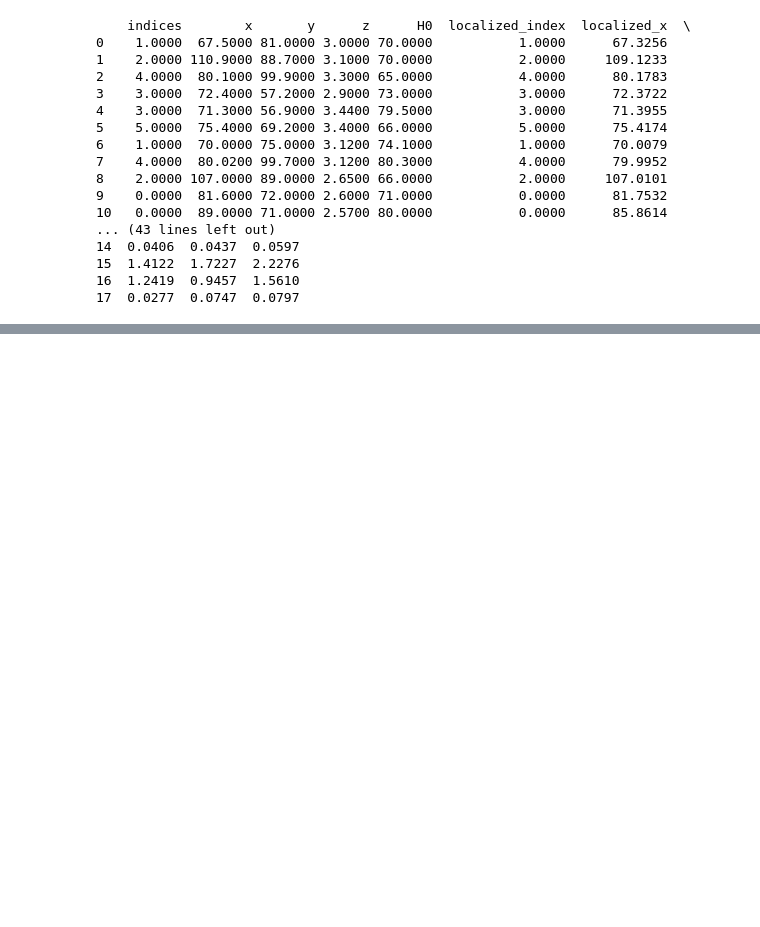
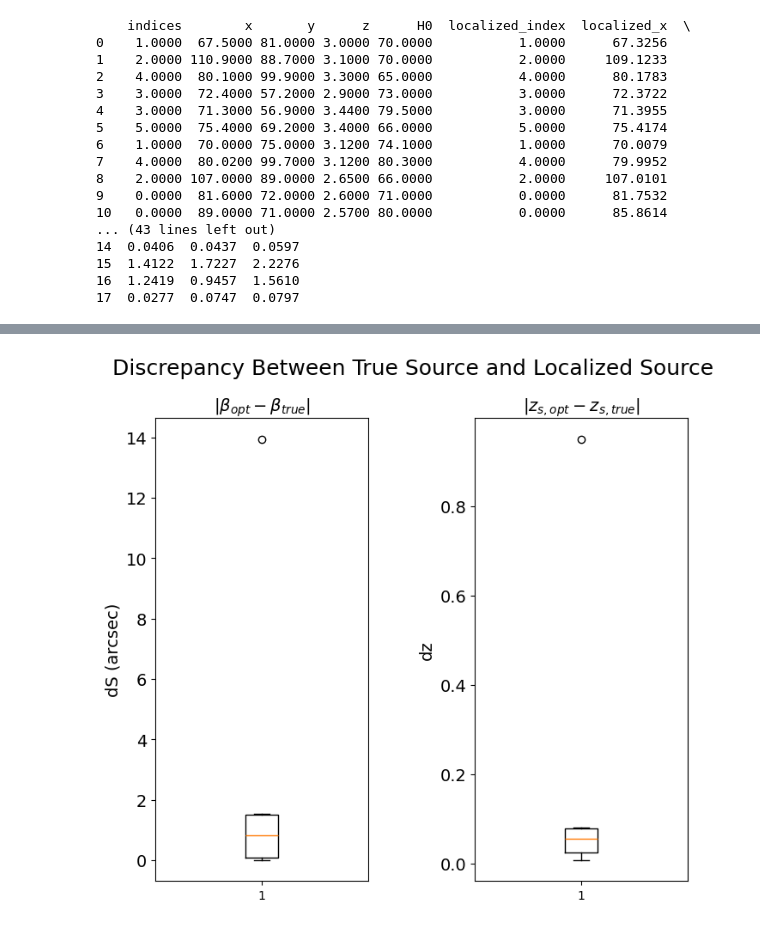
Before and after one commit to diceandcats/GWlensing_Brian, a Jupyter notebook: box_and_whisker.ipynb, the cells around one changed output, grey strips where cells are left out. Cells and saved outputs as stored; diff of their text form; code cells hidden in the pictures; blank space fills up the shorter version.

```diff
--- a/box_and_whisker.ipynb
+++ b/box_and_whisker.ipynb
@@ -92,0 +133,25 @@ plt.show()
+# %%
+# create box and whisker plot for fixed H0 data
+d_1 = data['dS']
+d_2 = data['dz']
+
+fig, axes = plt.subplots(1,2, figsize=(8, 7))
+fig.suptitle('Discrepancy Between True Source and Localized Source', fontsize=18)
+fig.subplots_adjust(hspace=0.5, wspace=0.5)
+ax1 = axes[0]
+ax1.boxplot(d_1)
+ax1.set_ylabel('dS (arcsec)', fontsize = 14)
+ax1.set_title('$|β_{opt} - β_{true}|$', fontsize = 14)
+
+ax1.tick_params(axis='y', labelsize=14)
+
+ax2 = axes[1]
+ax2.boxplot(d_2)
+ax2.set_ylabel('dz', fontsize = 14)
+ax2.set_title('$|z_{s,opt} - z_{s,true}|$', fontsize = 14)
+
+ax2.tick_params(axis='y', labelsize=14)
+
+plt.show()
+# %% [output]
+[figure, added]
```
Also changed, not shown: parts of 4 cells of this notebook, 50 other files.
